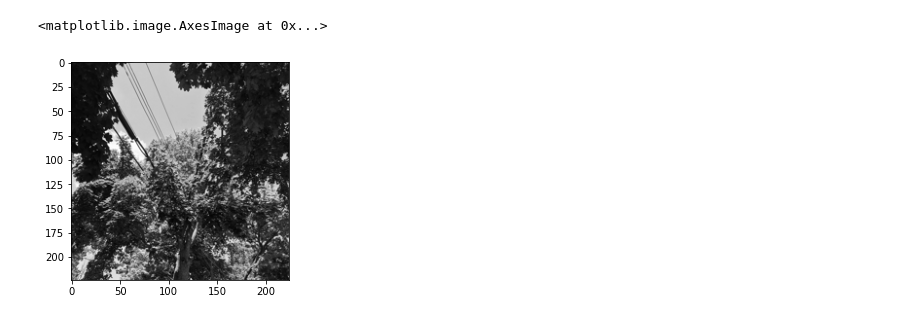
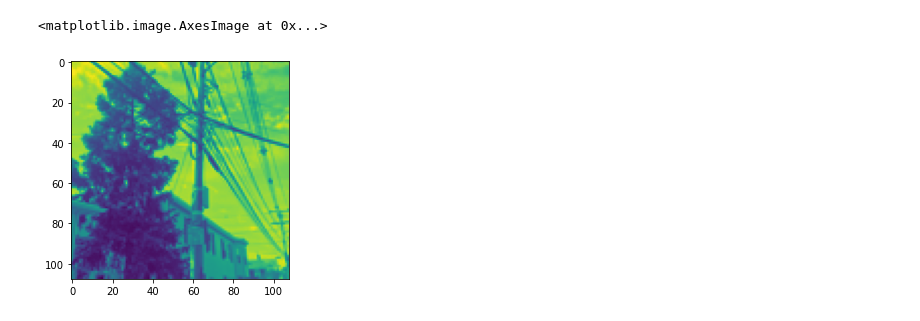
Before and after one commit to narslab/vis-inference, a Jupyter notebook: bin/jupyter/prototype-cnn.ipynb, the cells around one changed output. Saved outputs shown, nothing was run; the diff lists cells and outputs as text; code cells hidden in the pictures.

```diff
--- a/bin/jupyter/prototype-cnn.ipynb
+++ b/bin/jupyter/prototype-cnn.ipynb
@@ -18,6 +20,8 @@ def getImageOneHotVector(image_file_name, num_classes=2):
             return np.array([1, 0])
         elif word_label == 'improbable' :
             return np.array([0, 1])
+        else :
+            return np.array([0, 0]) # if label is not present for current image
     elif num_classes == 3:
         if word_label == 'probable' :
             return np.array([1, 0, 0])
@@ -25,3 +29,5 @@ def getImageOneHotVector(image_file_name, num_classes=2):
             return np.array([0, 1, 0])
         elif word_label == 'improbable':
             return np.array([0, 0, 1])
+        else :
+            return np.array([0, 0]) # if label is not present for current image
@@ -32,21 +37,27 @@ def getImageOneHotVector(image_file_name, num_classes=2):
 # %%
 #IMG_SIZE = 300
-DIR = '../../data/tidy/labeled_images_2_classes'
-def processImageData(img_size, l=400,t=0,r=3424,b=3024):
+NUM_CLASS = 2
+NUM_CHANNEL = 1
+DIR = '../../data/tidy/labeled_images_3_classes'
+def processImageData(img_size, channels=1, l=400,t=0,r=3424,b=3024):
     data = []
     image_list = os.listdir(DIR)
     for img in image_list:
-        label = getImageOneHotVector(img)
+        label = getImageOneHotVector(img, NUM_CLASS)
+        if label.sum() == 0:
+            continue
         path = os.path.join(DIR, img)
         img = Image.open(path)
-        img = img.convert('L') # convert image to monochrome
-        #print(img.size)
-        img = img.crop((l, t, r, b)) # after cropping, image size is 3024 x 3024 pixels
-        img_size_w, img_size_h = img.size
-        #print(img_size_w)
-        #img_size = int(img_size_w/28)    #28
-        img = img.resize((img_size, img_size), Image.BICUBIC)
-        data.append([(np.array(img)/255.).T, label])#scale to 0-1 and transpose
+        if channels == 1:
+            img = img.convert('L') # convert image to monochrome
+            img = img.crop((l, t, r, b)) # after cropping, image size is 3024 x 3024 pixels
+            #img_size_w, img_size_h = img.size
+            img = img.resize((img_size, img_size), Image.BICUBIC)
+            data.append([(np.array(img)/255.).T, label])#scale to 0-1 and transpose
+        elif channels == 3:
+            img = img.crop((l, t, r, b)) # after cropping, image size is 3024 x 3024 pixels
+            img = img.resize((img_size, img_size), Image.BICUBIC)
+            data.append([(np.array(img)/255.).T, label])#scale to 0-1 and transpose
 #     # Basic Data Augmentation - Horizontal Flipping
 #     flip_img = Image.open(path)
 #     flip_img = flip_img.convert('L')
@@ -57,18 +68,18 @@ def processImageData(img_size, l=400,t=0,r=3424,b=3024):
 #    shuffle(train_data)
     return (data)
 
-def splitData(image_array, prop = 0.80):
+def splitData(image_array, prop = 0.80, seed_num = 111):
     """Returns training and test arrays of images with specified proportion - prop:1-prop"""
-    random.shuffle(image_array)
+    random.Random(seed_num).shuffle(image_array)
     train_size = int(prop*np.shape(image_array)[0])
     train = image_array[:train_size]
     test = image_array[train_size:]
     return(train, test)
 # %%
-processed_image_data = processImageData(108)
-train_data, test_data = splitData(processed_image_data)
+processed_image_data = processImageData(108, channels = NUM_CHANNEL)
+train_data, test_data = splitData(processed_image_data, seed_num = 111)
 # %%
-plt.imshow(processed_image_data[0][0], cmap = 'gist_gray')
+plt.imshow(processed_image_data[0][0])#, cmap = 'gist_gray')
 # %% [output]
 <matplotlib.image.AxesImage at 0x...>
-[figure, old version]
+[figure, new version]
```
Also changed, not shown: parts of 14 cells of this notebook, 3 other files.
